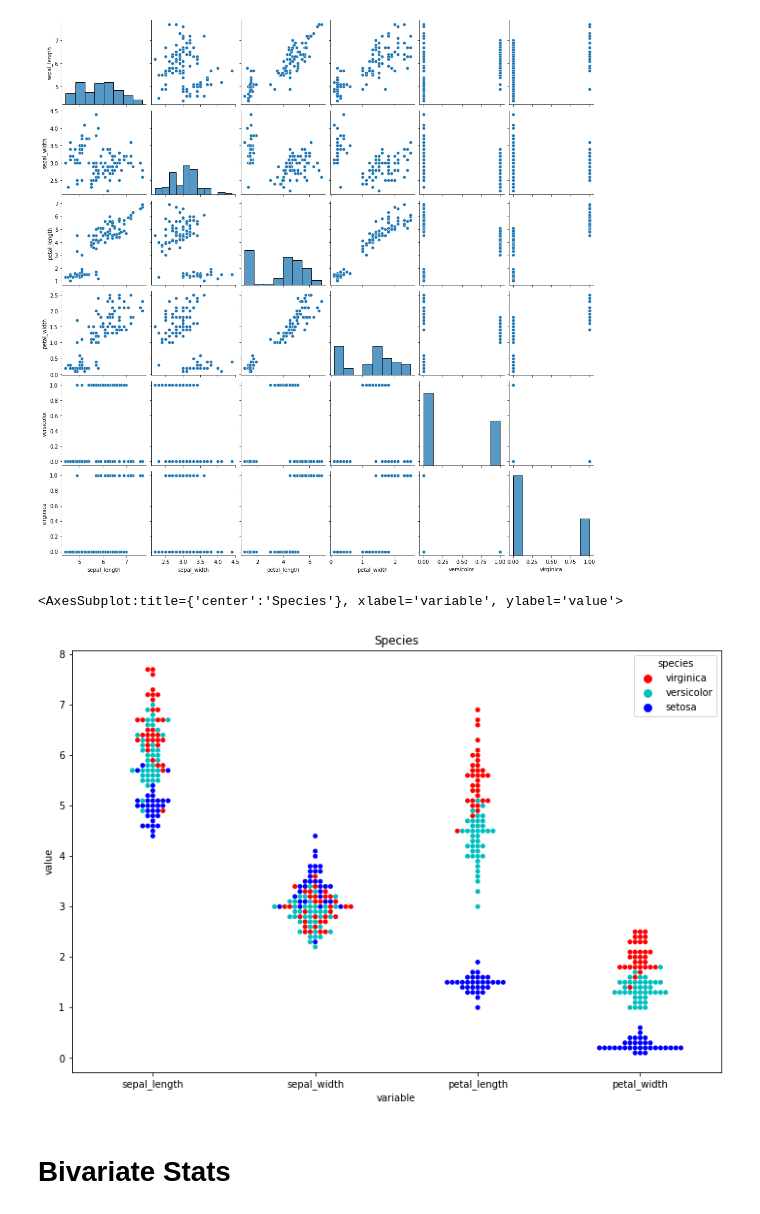
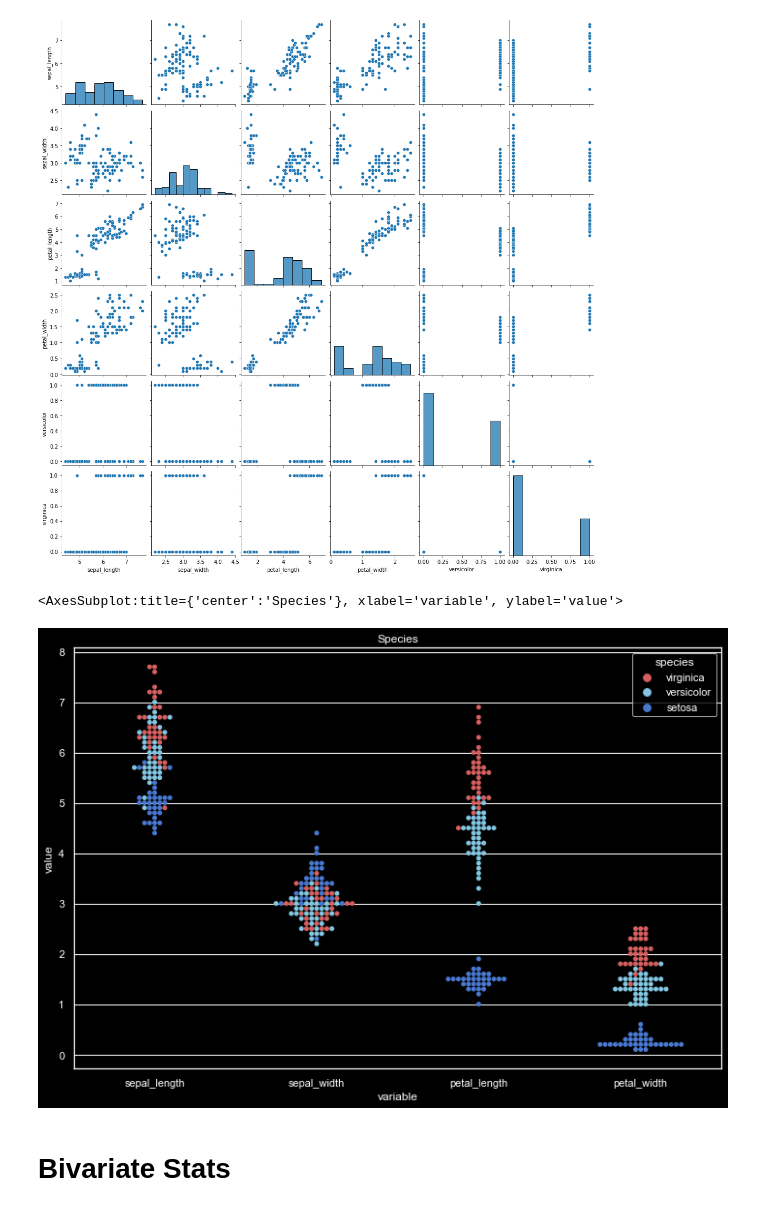
Before and after one commit to cristianibarra1/classification-exercises, a Jupyter notebook: classification-exercises.ipynb, the cells around one changed output. Saved outputs shown, nothing was run; the diff lists cells and outputs as text; code cells hidden in the pictures.

```diff
--- a/classification-exercises.ipynb
+++ b/classification-exercises.ipynb
@@ -502,16 +488,18 @@ print(df_melt.head())
 # %%
 # For each species (categorical variable): create a frequency table and a bar plot of those frequencies.
 plt.figure(figsize=(12,8))
+plt.style.use('dark_background')
 plt.title("Species")
+plt.style.use('dark_background')
 sns.swarmplot(x="variable", y="value", hue="species",
               palette=["r", "c", "b"], data=df_melt)
 # Document takeaways & any actions.
 #vriginica are the biggest species
 #setosa ten to be the smallest species.
 #versicoloers are always the mid one
 # %% [output]
 <AxesSubplot:title={'center':'Species'}, xlabel='variable', ylabel='value'>
-[figure, old version]
+[figure, new version]
 # %% [markdown]
 # **Bivariate Stats**
 # %%
```
Also changed, not shown: parts of 12 cells of this notebook.
